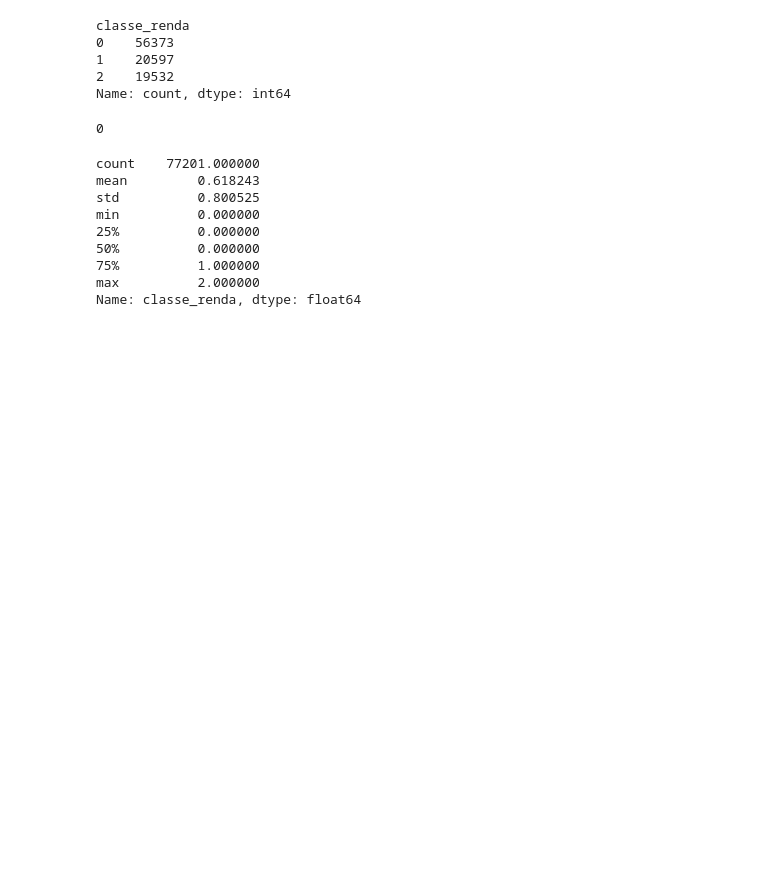
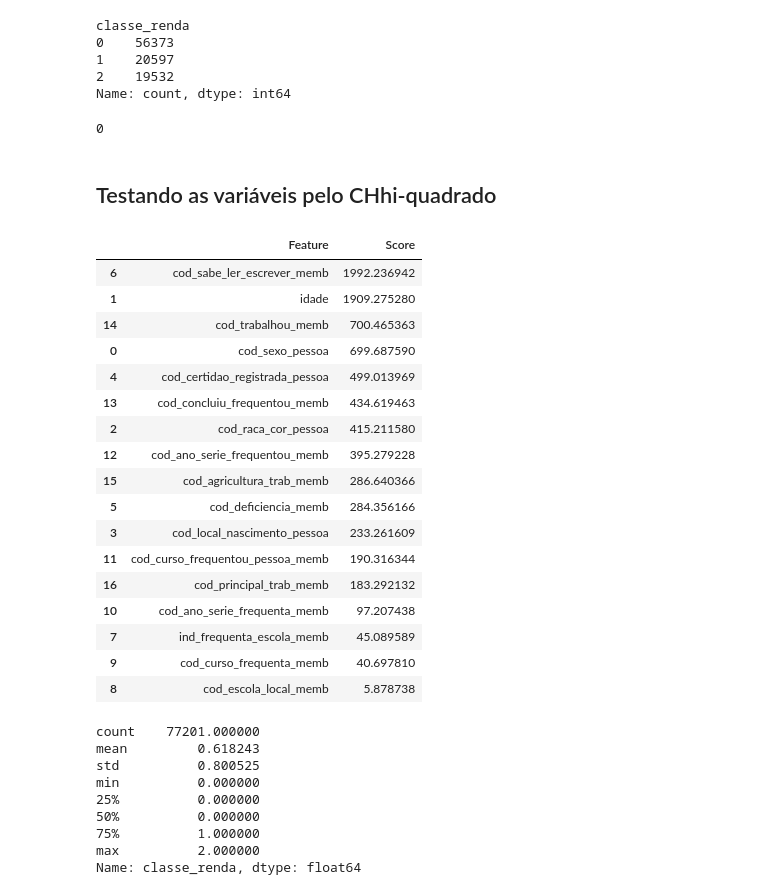
Before and after one commit to mariananresende/averiguacao_cadastral, a Jupyter notebook: Analises_Mariana/Modelos_RF_normalizado.ipynb, the cells around one changed output. Cells and saved outputs as stored; diff of their text form; code cells hidden in the pictures; blank space fills up the shorter version.

Commit message:
pasta dataframe

```diff
--- a/Analises_Mariana/Modelos_RF_normalizado.ipynb
+++ b/Analises_Mariana/Modelos_RF_normalizado.ipynb
@@ -417,3 +417,5 @@ Name: count, dtype: int64
 y.isnull().sum()
 # %% [output]
 0
+# %% [markdown]
+## Testando as variáveis pelo CHhi-quadrado
@@ -420,3 +424,47 @@ y.isnull().sum()
+# %%
+# FEATURE SELECTION - MÉTODO CHI-QUADRADO
+
+# Selecionando duas variáveis com maior chi-quadrado
+chi2_selector = SelectKBest(chi2, k='all') # MÉTODO CHI-QUADRADO
+
+X_kbest = chi2_selector.fit_transform(X, y)
+
+# Obtendo os scores e os nomes das variáveis
+scores = chi2_selector.scores_
+selected_features = X.columns[chi2_selector.get_support()]
+
+# Criando um DataFrame com os nomes das variáveis e seus scores
+features_scores_df = pd.DataFrame({
+    'Feature': X.columns,
+    'Score': scores
+})
+
+# Filtrando apenas as variáveis selecionadas
+features_scores_df = features_scores_df[features_scores_df['Feature'].isin(selected_features)]
+
+# Ordenando o DataFrame pelos scores em ordem decrescente
+features_scores_df = features_scores_df.sort_values(by='Score', ascending=False)
+
+features_scores_df
+# %% [output]
+|  | Feature | Score |
+| 6 | cod_sabe_ler_escrever_memb | 1992.236942 |
+| 1 | idade | 1909.275280 |
+| 14 | cod_trabalhou_memb | 700.465363 |
+| 0 | cod_sexo_pessoa | 699.687590 |
+| 4 | cod_certidao_registrada_pessoa | 499.013969 |
+| 13 | cod_concluiu_frequentou_memb | 434.619463 |
+| 2 | cod_raca_cor_pessoa | 415.211580 |
+| 12 | cod_ano_serie_frequentou_memb | 395.279228 |
+| 15 | cod_agricultura_trab_memb | 286.640366 |
+| 5 | cod_deficiencia_memb | 284.356166 |
+| 3 | cod_local_nascimento_pessoa | 233.261609 |
+| 11 | cod_curso_frequentou_pessoa_memb | 190.316344 |
+| 16 | cod_principal_trab_memb | 183.292132 |
+| 10 | cod_ano_serie_frequenta_memb | 97.207438 |
+| 7 | ind_frequenta_escola_memb | 45.089589 |
+| 9 | cod_curso_frequenta_memb | 40.697810 |
+| 8 | cod_escola_local_memb | 5.878738 |
 # %%
 # Dividir os dados em treino e teste
 X_train, X_test, y_train, y_test = train_test_split(X, y, test_size=0.2, random_state=42, stratify=y)
```
Also changed, not shown: parts of 34 cells of this notebook, 8 other files.
